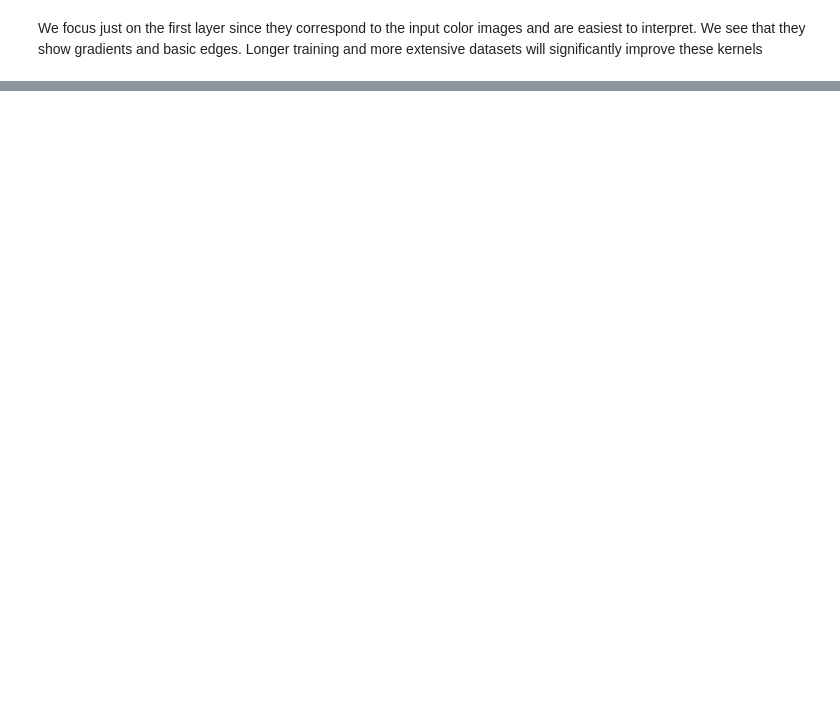
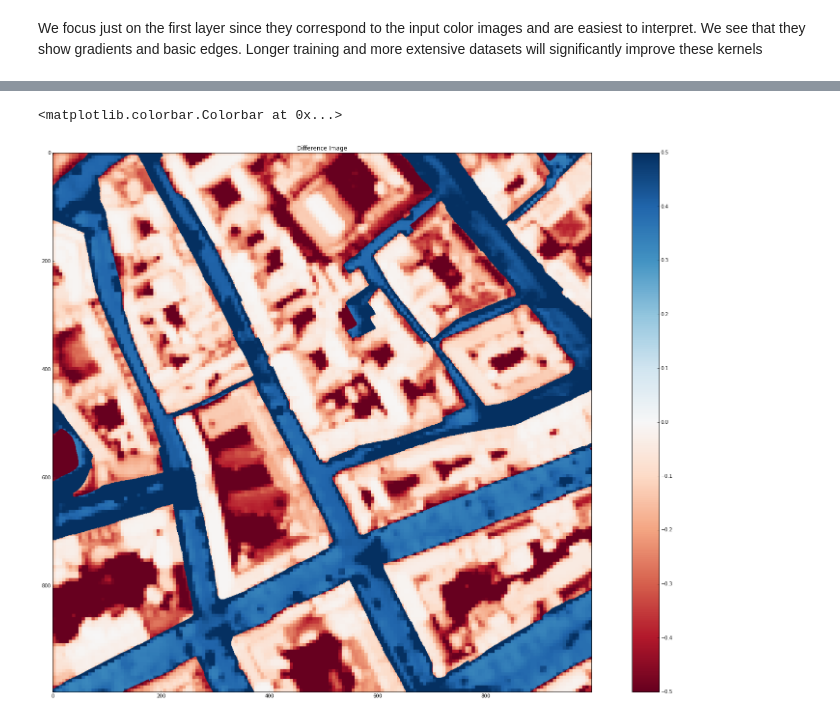
Before and after one commit to Quantitative-Big-Imaging/Quantitative-Big-Imaging-2016, a Jupyter notebook: Exercises/12-notebook.ipynb, the cells around one changed output, grey strips where cells are left out. Drawn from its saved outputs; the diff is of its cells as text; code cells hidden in the pictures; blank space fills up the shorter version.

```diff
--- a/Exercises/12-notebook.ipynb
+++ b/Exercises/12-notebook.ipynb
@@ -228,0 +256,5 @@ for i, (cax, cweights, coffset) in enumerate(zip(ax.flatten(),s_weights,first_of
+# %%
+big_image = np.expand_dims(imread('ex_im.tif')[0:996,0:996,:].swapaxes(0,2).swapaxes(1,2),0)
+fbig_image = (big_image.astype(np.float32) - 127)/127
+gt_image = imread('ex_gt.tif')[0:996,0:996]
+print('Shape:',big_image.shape,'Ground Truth Shape:',gt_image.shape)
@@ -228,0 +263,28 @@ for i, (cax, cweights, coffset) in enumerate(zip(ax.flatten(),s_weights,first_of
+# %%
+big_model = Sequential()
+
+big_model.add(Convolution2D(depth, patch_size, patch_size, border_mode='same',
+                        input_shape=big_image.shape[1:],
+                       W_regularizer = l2(l=0.02)))
+big_model.add(Activation('relu'))
+big_model.add(Dropout(0.25))
+big_model.add(MaxPooling2D(pool_size=(3, 3), border_mode='same')) # keep the image size the same
+
+
+big_model.add(Convolution2D(2*depth, 3, 3, border_mode='same',
+                       W_regularizer = l2(l=0.05)))
+big_model.add(Activation('relu'))
+big_model.add(MaxPooling2D(pool_size=(2, 2), border_mode='same'))
+
+# combine the channels into output values
+big_model.add(Convolution2D(1, 1, 1, border_mode='same',
+                       W_regularizer = l2(l=0.05)))
+
+# upscale the image back to the original size
+
+big_model.add(UpSampling2D(size=(2, 2)))
+big_model.add(UpSampling2D(size=(3, 3)))
+
+big_model.add(Activation('sigmoid')) # bound from zero to one
+big_model.compile(loss='binary_crossentropy', # since there are only two classes (road or not)
+              optimizer=sgd)
@@ -228,0 +298,3 @@ for i, (cax, cweights, coffset) in enumerate(zip(ax.flatten(),s_weights,first_of
+# %%
+# run the network on the big image
+pred_big_image = big_model.predict_on_batch(fbig_image)[0]
@@ -228,0 +320,10 @@ for i, (cax, cweights, coffset) in enumerate(zip(ax.flatten(),s_weights,first_of
+# %%
+fig, (ax1) = plt.subplots(1,1,figsize = (30,20))
+spimg = (pred_big_image.squeeze()-gt_image.astype(np.float32)/255).clip(-.5,.5)
+
+ibar = ax1.imshow(spimg,cmap='RdBu',vmin=-0.5,vmax=0.5) # show the color image
+ax1.set_title("Difference Image")
+plt.colorbar(ibar)
+# %% [output]
+<matplotlib.colorbar.Colorbar at 0x...>
+[figure, added]
```
Also changed, not shown: parts of 19 cells of this notebook.
